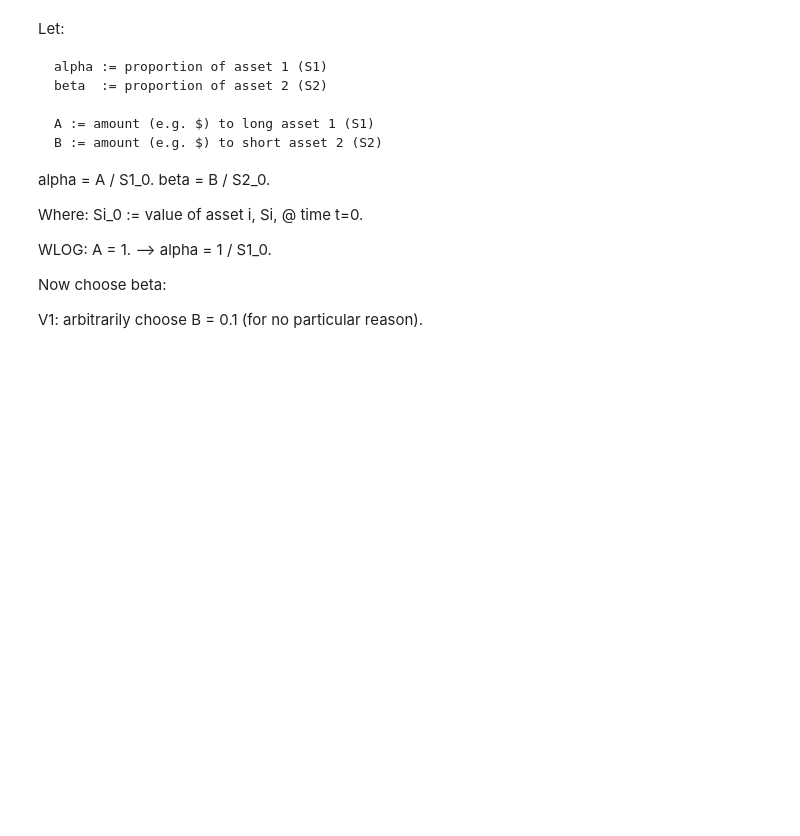
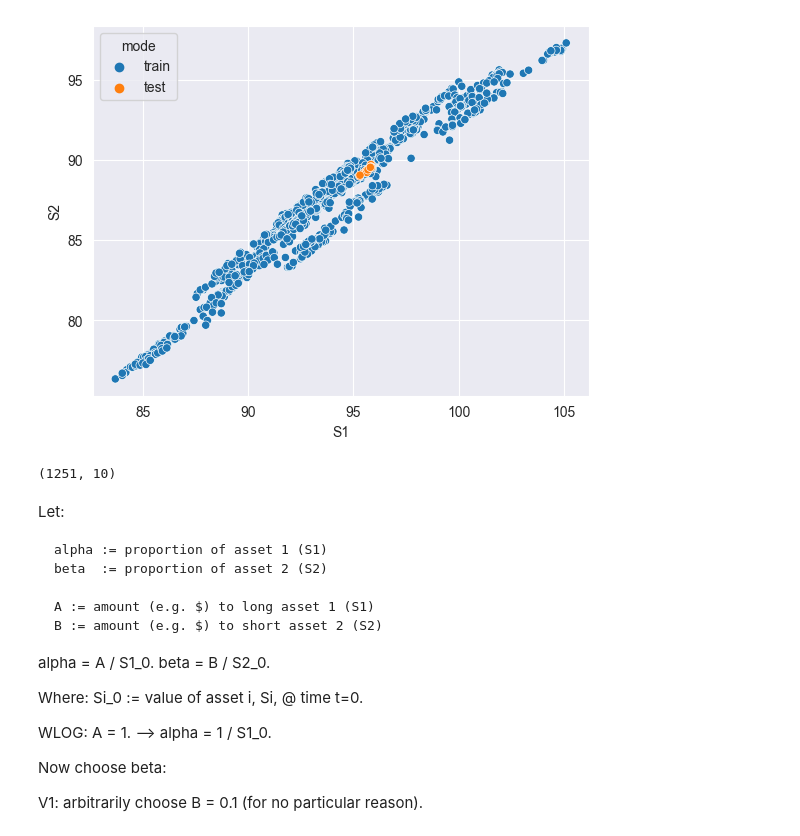
Before and after one commit to webclinic017/trading-40, a Jupyter notebook: algo/mean_reversion/trade_strat_mr_ou_process.ipynb, the cells around one changed output. Saved outputs shown, nothing was run; the diff lists cells and outputs as text; code cells hidden in the pictures; blank space fills up the shorter version.

```diff
--- a/algo/mean_reversion/trade_strat_mr_ou_process.ipynb
+++ b/algo/mean_reversion/trade_strat_mr_ou_process.ipynb
@@ -74,0 +16,35 @@ df.tail()
+# %%
+today = date.today()
+end_date = today.strftime("%Y-%m-%d")
+
+interval = "1h"
+
+interval_map = {
+    "1m": timedelta(minutes=60*24*7),
+    "1h": timedelta(hours=24*90),
+    "1d": timedelta(days=365*1),
+}
+
+# dt_map = {
+#     "1m": 1,
+#     # "1h": 1/23,  # For c. futures.
+#     "1h": 1/(23*60),  # TODO
+#     "1d": 1/252,
+# }
+# dt = dt_map[interval]
+
+# Let one unit of time be equivalent to one step in the data. TODO: later - clean data to rm. discontinuities (weekends etc.).
+dt = 1
+# Note: https://www.youtube.com/watch?v=IVAmm34eKWQ @ 9.54: dt = 1/252 for daily observations (since Sharpe is then yearly). Consider this for hourly. Note: blows up.
+# dt = 1/(252*23)
+# TODO: check this!  Might have to change dW inside OUModel - e.g. dW^2.
+
+start_date = (today - interval_map[interval]).strftime("%Y-%m-%d")
+print(start_date, end_date)
+
+
+# Works well, but WTI is physically settled. QM = mini CL, cash settled.
+ticker1 = "BZ=F"
+ticker2 = "CL=F"
+df_raw = get_pairs_data(ticker1, ticker2, start_date, end_date, interval)
+df_raw.tail()
@@ -74,0 +61,20 @@ df.tail()
+# %%
+num_test = 10
+
+df_raw["mode"] = "train"
+df_raw.loc[df_raw.index[-num_test:],"mode"] = "test"
+
+# Assess linearity
+sns.scatterplot(data=df_raw, x="S1", y="S2", hue="mode")
+plt.show()
+# %% [output]
+[figure, added]
+# %%
+num_train = len(df_raw) - num_test
+
+df = df_raw.head(num_train).copy()
+df_test = df_raw.tail(num_test).copy()
+
+len(df), len(df_test)
+# %% [output]
+(1251, 10)
```
Also changed, not shown: parts of 30 cells of this notebook, 1 other file.
